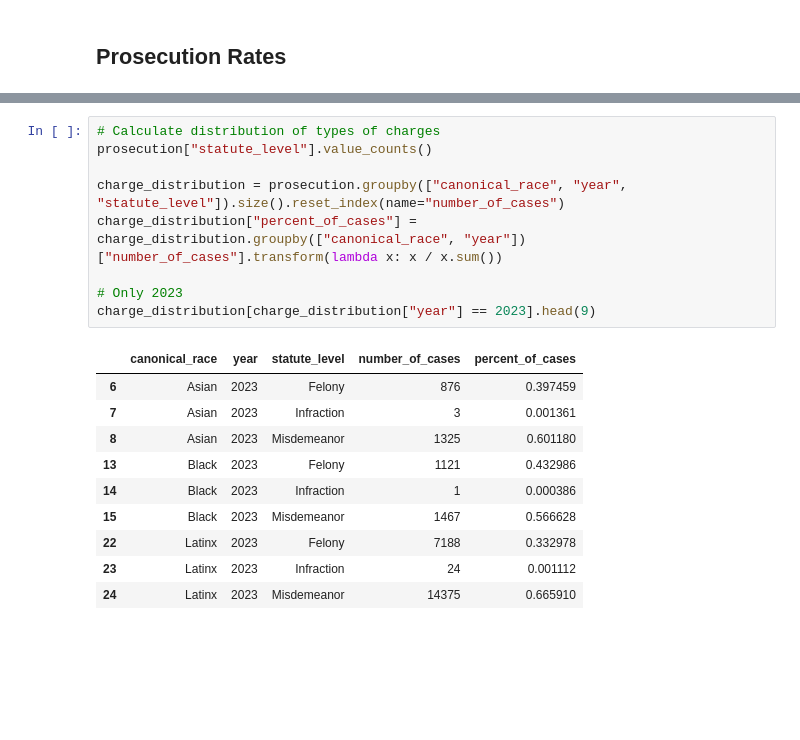
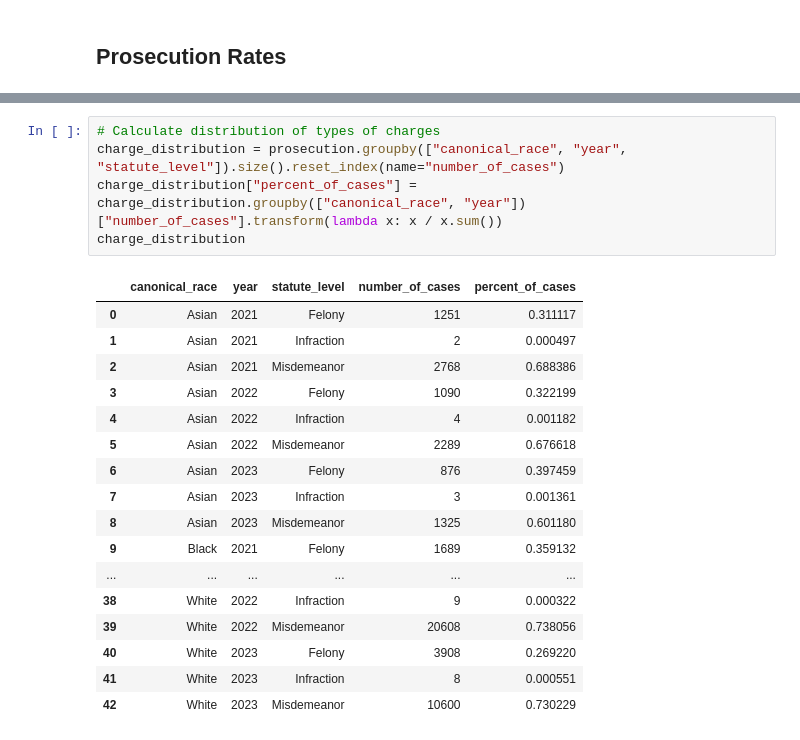
Before and after one commit to laurenbchu/honors-thesis, a Jupyter notebook: notebooks/Data_Exploration.ipynb, the cells around one changed output, grey strips where cells are left out. Saved outputs shown, nothing was run; the diff lists cells and outputs as text; blank space fills up the shorter version.

```diff
--- a/notebooks/Data_Exploration.ipynb
+++ b/notebooks/Data_Exploration.ipynb
@@ -311,20 +274,23 @@ merged[merged["year"] == 2023]
 # %%
 # Calculate distribution of types of charges
-prosecution["statute_level"].value_counts()
-
 charge_distribution = prosecution.groupby(["canonical_race", "year", "statute_level"]).size().reset_index(name="number_of_cases")
 charge_distribution["percent_of_cases"] = charge_distribution.groupby(["canonical_race", "year"])["number_of_cases"].transform(lambda x: x / x.sum())
-
-# Only 2023
-charge_distribution[charge_distribution["year"] == 2023].head(9)
+charge_distribution
 # %% [output]
 |  | canonical_race | year | statute_level | number_of_cases | percent_of_cases |
+| 0 | Asian | 2021 | Felony | 1251 | 0.311117 |
+| 1 | Asian | 2021 | Infraction | 2 | 0.000497 |
+| 2 | Asian | 2021 | Misdemeanor | 2768 | 0.688386 |
+| 3 | Asian | 2022 | Felony | 1090 | 0.322199 |
+| 4 | Asian | 2022 | Infraction | 4 | 0.001182 |
+| 5 | Asian | 2022 | Misdemeanor | 2289 | 0.676618 |
 | 6 | Asian | 2023 | Felony | 876 | 0.397459 |
 | 7 | Asian | 2023 | Infraction | 3 | 0.001361 |
 | 8 | Asian | 2023 | Misdemeanor | 1325 | 0.601180 |
-| 13 | Black | 2023 | Felony | 1121 | 0.432986 |
-| 14 | Black | 2023 | Infraction | 1 | 0.000386 |
-| 15 | Black | 2023 | Misdemeanor | 1467 | 0.566628 |
-| 22 | Latinx | 2023 | Felony | 7188 | 0.332978 |
-| 23 | Latinx | 2023 | Infraction | 24 | 0.001112 |
-| 24 | Latinx | 2023 | Misdemeanor | 14375 | 0.665910 |
+| 9 | Black | 2021 | Felony | 1689 | 0.359132 |
+| ... | ... | ... | ... | ... | ... |
+| 38 | White | 2022 | Infraction | 9 | 0.000322 |
+| 39 | White | 2022 | Misdemeanor | 20608 | 0.738056 |
+| 40 | White | 2023 | Felony | 3908 | 0.269220 |
+| 41 | White | 2023 | Infraction | 8 | 0.000551 |
+| 42 | White | 2023 | Misdemeanor | 10600 | 0.730229 |
```
Also changed, not shown: parts of 21 cells of this notebook.
